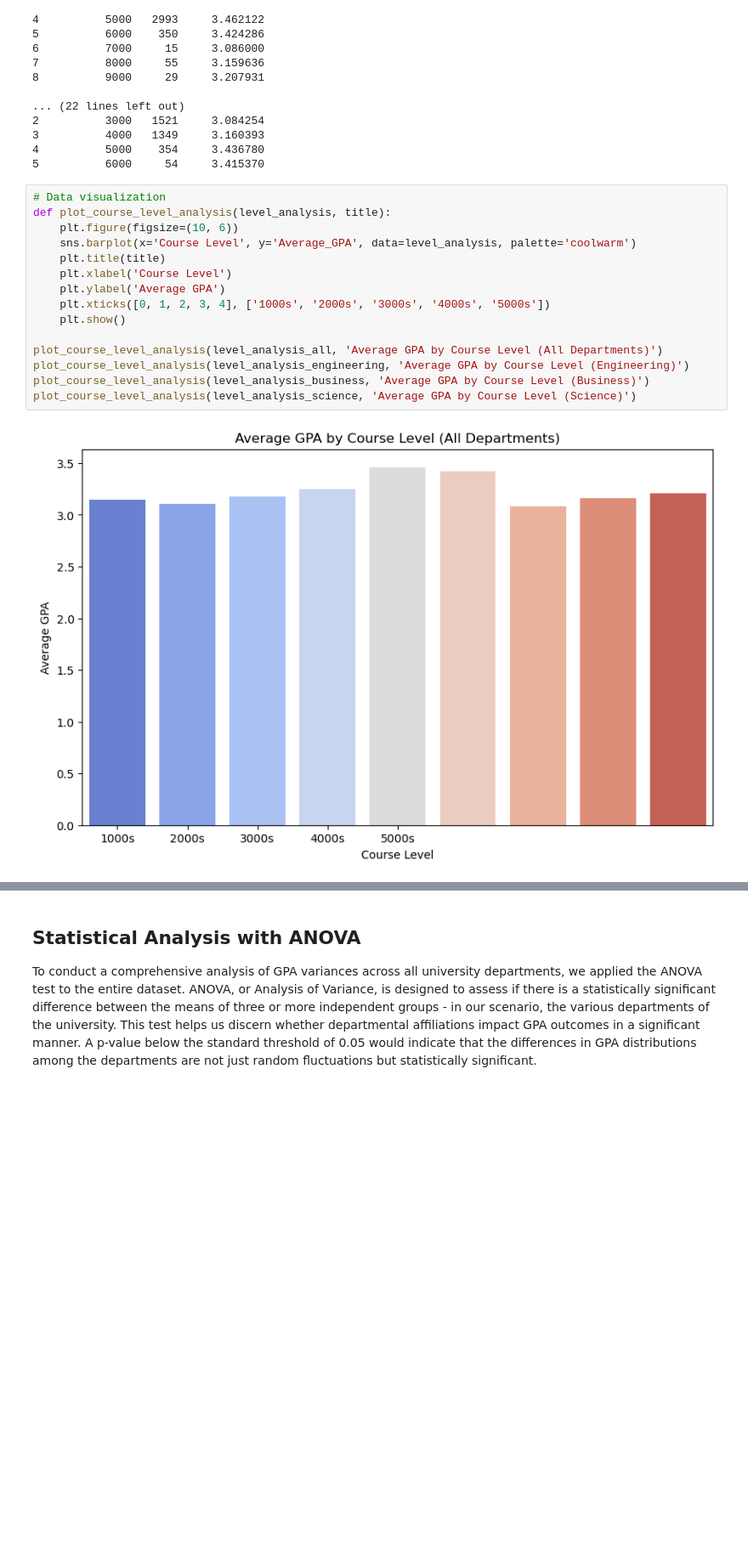
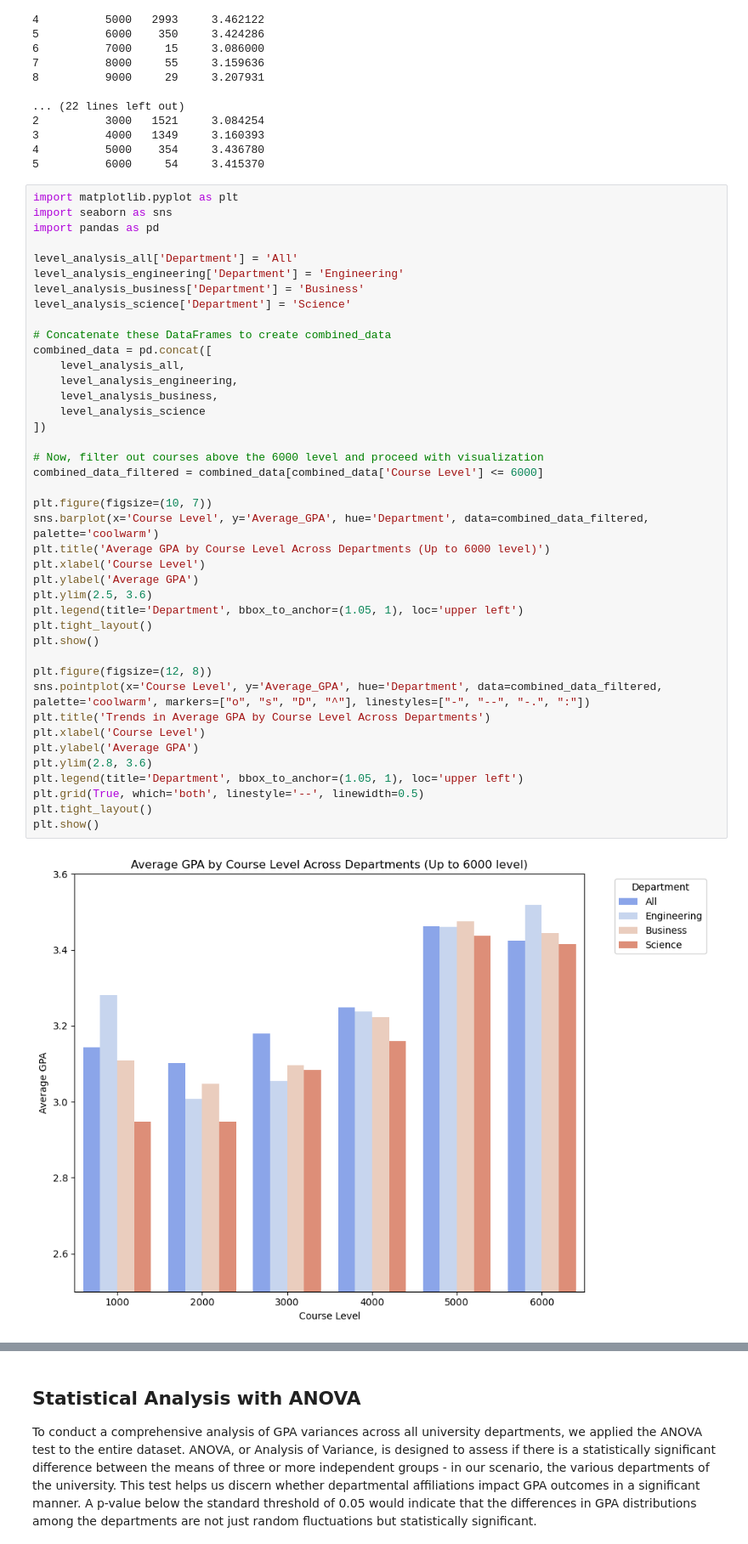
Before and after one commit to rudyp3/CS4824-ML-Project, a Jupyter notebook: ML_Project.ipynb, the cells around one changed output, grey strips where cells are left out. Shown at 85% size. Cells and saved outputs as stored; diff of their text form; blank space fills up the shorter version.

Commit message:
Rudra's part done. Waiting on Aneesh to combine everything in the notebook into a paper and website.

```diff
--- a/ML_Project.ipynb
+++ b/ML_Project.ipynb
@@ -246,19 +328,45 @@ Course Level Analysis for All Departments:
 4          5000    354     3.436780
 5          6000     54     3.415370
 # %%
-# Data visualization
-def plot_course_level_analysis(level_analysis, title):
-    plt.figure(figsize=(10, 6))
-    sns.barplot(x='Course Level', y='Average_GPA', data=level_analysis, palette='coolwarm')
-    plt.title(title)
-    plt.xlabel('Course Level')
-    plt.ylabel('Average GPA')
-    plt.xticks([0, 1, 2, 3, 4], ['1000s', '2000s', '3000s', '4000s', '5000s'])
-    plt.show()
+import matplotlib.pyplot as plt
+import seaborn as sns
+import pandas as pd
 
-plot_course_level_analysis(level_analysis_all, 'Average GPA by Course Level (All Departments)')
-plot_course_level_analysis(level_analysis_engineering, 'Average GPA by Course Level (Engineering)')
-plot_course_level_analysis(level_analysis_business, 'Average GPA by Course Level (Business)')
-plot_course_level_analysis(level_analysis_science, 'Average GPA by Course Level (Science)')
+level_analysis_all['Department'] = 'All'
+level_analysis_engineering['Department'] = 'Engineering'
+level_analysis_business['Department'] = 'Business'
+level_analysis_science['Department'] = 'Science'
+
+# Concatenate these DataFrames to create combined_data
+combined_data = pd.concat([
+    level_analysis_all,
+    level_analysis_engineering,
+    level_analysis_business,
+    level_analysis_science
+])
+
+# Now, filter out courses above the 6000 level and proceed with visualization
+combined_data_filtered = combined_data[combined_data['Course Level'] <= 6000]
+
+plt.figure(figsize=(10, 7))
+sns.barplot(x='Course Level', y='Average_GPA', hue='Department', data=combined_data_filtered, palette='coolwarm')
+plt.title('Average GPA by Course Level Across Departments (Up to 6000 level)')
+plt.xlabel('Course Level')
+plt.ylabel('Average GPA')
+plt.ylim(2.5, 3.6)
+plt.legend(title='Department', bbox_to_anchor=(1.05, 1), loc='upper left')
+plt.tight_layout()
+plt.show()
+
+plt.figure(figsize=(12, 8))
+sns.pointplot(x='Course Level', y='Average_GPA', hue='Department', data=combined_data_filtered, palette='coolwarm', markers=["o", "s", "D", "^"], linestyles=["-", "--", "-.", ":"])
+plt.title('Trends in Average GPA by Course Level Across Departments')
+plt.xlabel('Course Level')
+plt.ylabel('Average GPA')
+plt.ylim(2.8, 3.6)
+plt.legend(title='Department', bbox_to_anchor=(1.05, 1), loc='upper left')
+plt.grid(True, which='both', linestyle='--', linewidth=0.5)
+plt.tight_layout()
+plt.show()
 # %% [output]
-[figure, old version]
+[figure, new version]
```
Also changed, not shown: parts of 16 cells of this notebook.
